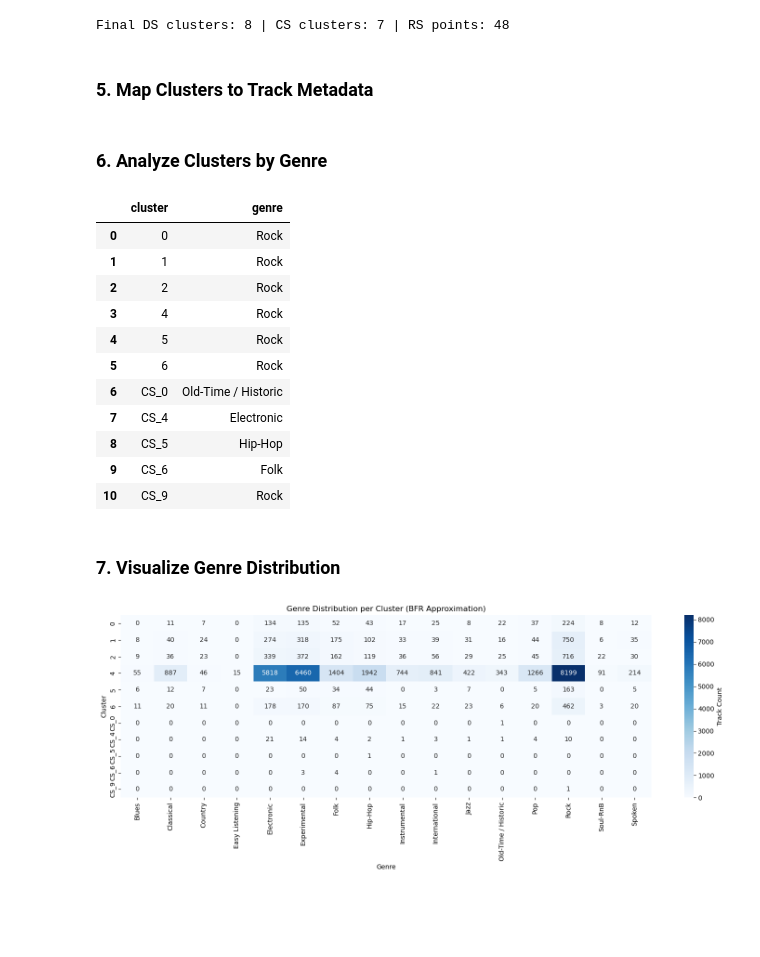
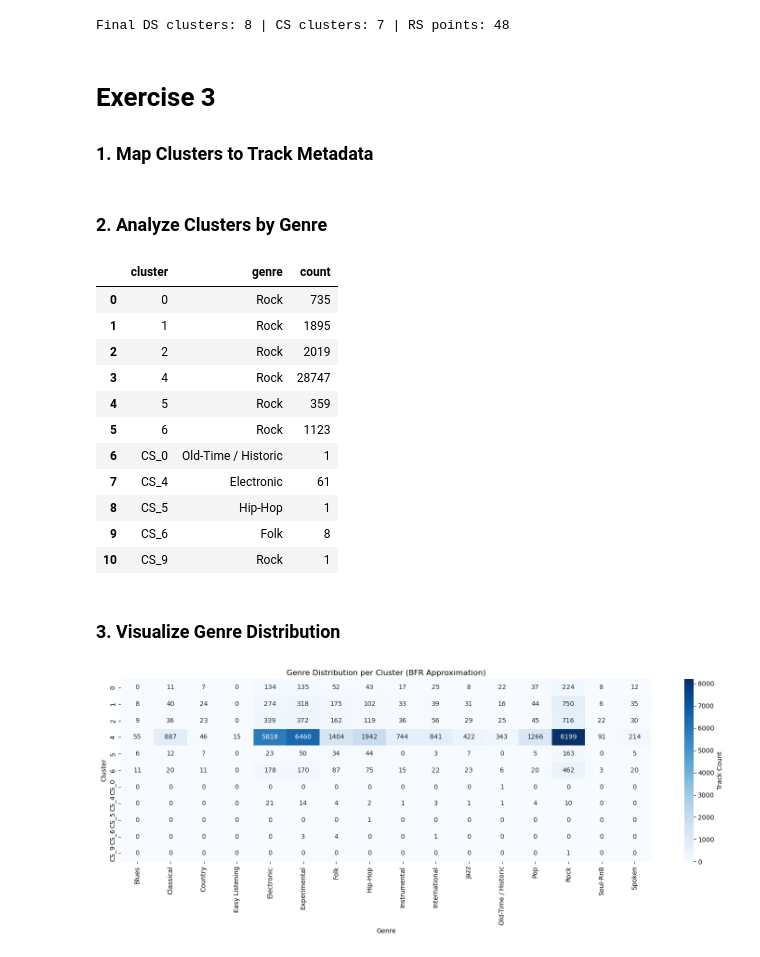
Before and after one commit to Miragaia/MDLE_PROJECT2, a Jupyter notebook: C/exerciseC.ipynb, the cells around one changed output. Saved outputs shown, nothing was run; the diff lists cells and outputs as text; code cells hidden in the pictures; blank space fills up the shorter version.

Commit message:
exercise C-3

```diff
--- a/C/exerciseC.ipynb
+++ b/C/exerciseC.ipynb
@@ -330,7 +330,8 @@ print(f"Final DS clusters: {len(DS)} | CS clusters: {len(CS)} | RS points: {len(
 # %% [output]
 Final DS clusters: 8 | CS clusters: 7 | RS points: 48
 # %% [markdown]
-### 5. Map Clusters to Track Metadata
+# Exercise 3
+### 1. Map Clusters to Track Metadata
 # %%
 tracks_df = pd.read_csv("./fma_metadata/tracks.csv", header=[0, 1], index_col=0)
 track_genres = tracks_df[('track', 'genre_top')].dropna()
@@ -347,28 +348,29 @@ metadata_clustered['track_id'] = metadata_clustered['track_id'].astype(int)
 metadata_clustered = metadata_clustered.merge(track_genres, how='left', left_on='track_id', right_index=True)
 metadata_clustered.dropna(subset=['genre'], inplace=True)
 # %% [markdown]
-### 6. Analyze Clusters by Genre
+### 2. Analyze Clusters by Genre
 # %%
 genre_summary = metadata_clustered.groupby('cluster')['genre'].agg(lambda x: x.value_counts().idxmax()).reset_index()
 genre_counts = metadata_clustered.groupby(['cluster', 'genre']).size().reset_index(name='count')
+genre_summary['count'] = metadata_clustered.groupby('cluster').size().values
 genre_distribution = genre_counts.pivot(index='cluster', columns='genre', values='count').fillna(0)
 
 genre_summary
 # %% [output]
-|  | cluster | genre |
-| 0 | 0 | Rock |
-| 1 | 1 | Rock |
-| 2 | 2 | Rock |
-| 3 | 4 | Rock |
-| 4 | 5 | Rock |
-| 5 | 6 | Rock |
-| 6 | CS_0 | Old-Time / Historic |
-| 7 | CS_4 | Electronic |
-| 8 | CS_5 | Hip-Hop |
-| 9 | CS_6 | Folk |
-| 10 | CS_9 | Rock |
+|  | cluster | genre | count |
+| 0 | 0 | Rock | 735 |
+| 1 | 1 | Rock | 1895 |
+| 2 | 2 | Rock | 2019 |
+| 3 | 4 | Rock | 28747 |
+| 4 | 5 | Rock | 359 |
+| 5 | 6 | Rock | 1123 |
+| 6 | CS_0 | Old-Time / Historic | 1 |
+| 7 | CS_4 | Electronic | 61 |
+| 8 | CS_5 | Hip-Hop | 1 |
+| 9 | CS_6 | Folk | 8 |
+| 10 | CS_9 | Rock | 1 |
 # %% [markdown]
-### 7. Visualize Genre Distribution
+### 3. Visualize Genre Distribution
 # %%
 plt.figure(figsize=(15, 6))
 sns.heatmap(genre_distribution, cmap="Blues", annot=True, fmt=".0f", cbar_kws={"label": "Track Count"})
```
Also changed, not shown: parts of 1 cell of this notebook.
